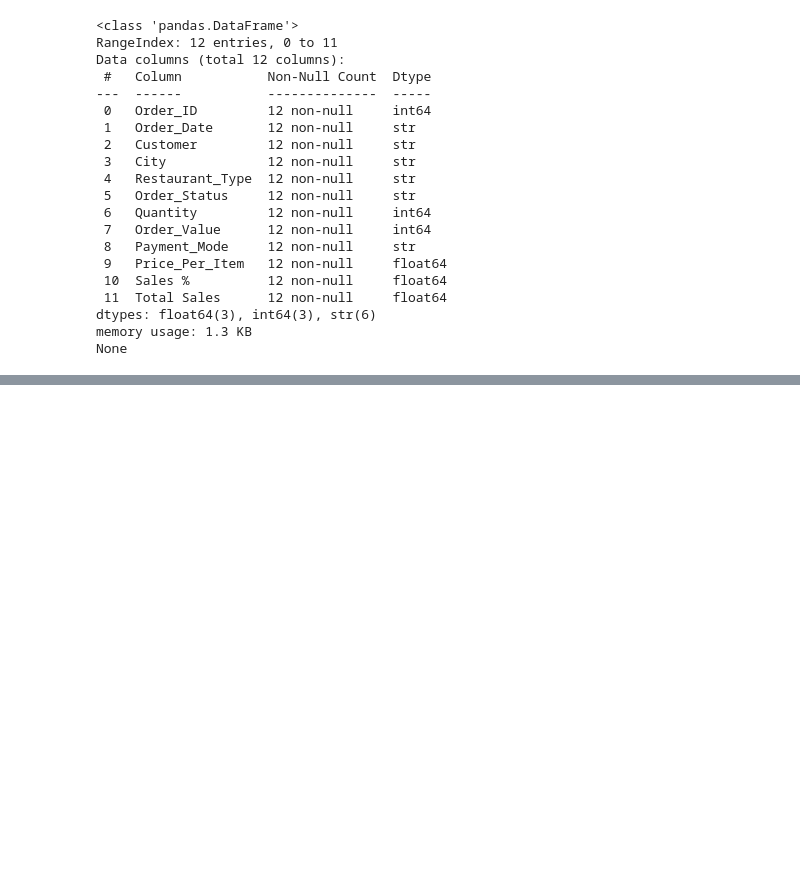
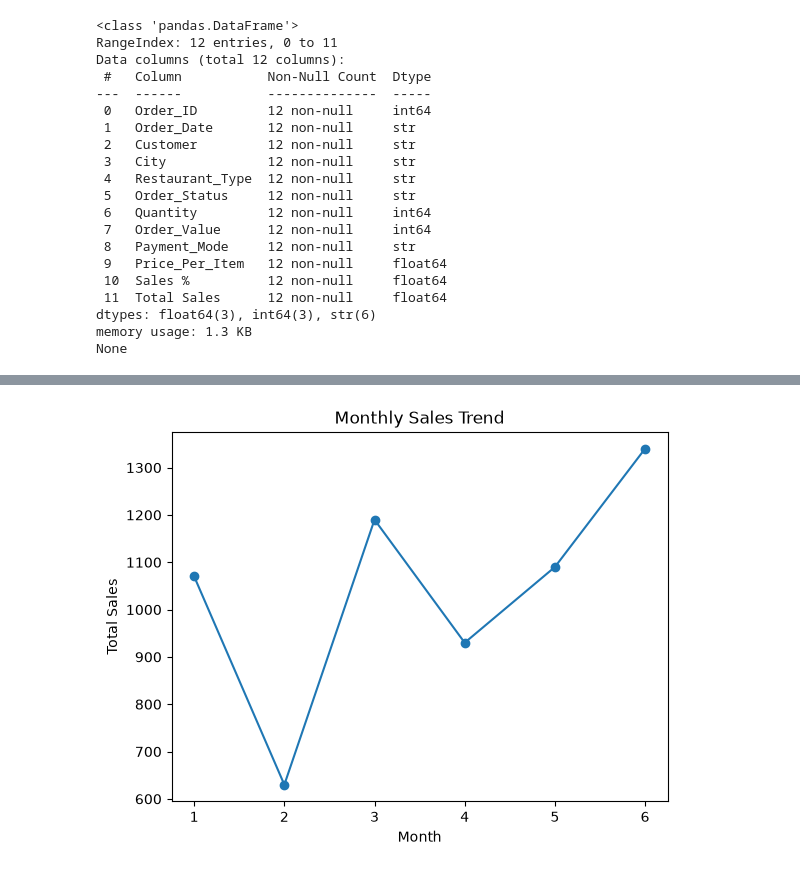
Before and after one commit to dwivedipragya2005/Food_Delivery_Sales_Analysis, a Jupyter notebook: Food_Delivery_Sales_Analysis.ipynb, the cells around one changed output, grey strips where cells are left out. Cells and saved outputs as stored; diff of their text form; code cells hidden in the pictures; blank space fills up the shorter version.

```diff
--- a/Food_Delivery_Sales_Analysis.ipynb
+++ b/Food_Delivery_Sales_Analysis.ipynb
@@ -556,0 +1391,5 @@ None
+# %%
+df["Order_Date"] = pd.to_datetime(df["Order_Date"])
+
+print(df["Order_Date"].dtype)
+print(df["Order_Date"])
@@ -556,0 +1411,4 @@ None
+# %%
+monthly_sales = df.groupby(df["Order_Date"].dt.month)["Order_Value"].sum()
+
+print(monthly_sales)
@@ -556,0 +1424,10 @@ None
+# %%
+import matplotlib.pyplot as plt
+
+plt.plot(monthly_sales.index , monthly_sales.values , marker = "o")
+plt.xlabel("Month")
+plt.ylabel("Total Sales")
+plt.title("Monthly Sales Trend")
+plt.show()
+# %% [output]
+[figure, added]
```
Also changed, not shown: parts of 101 cells of this notebook, 2 other files.
